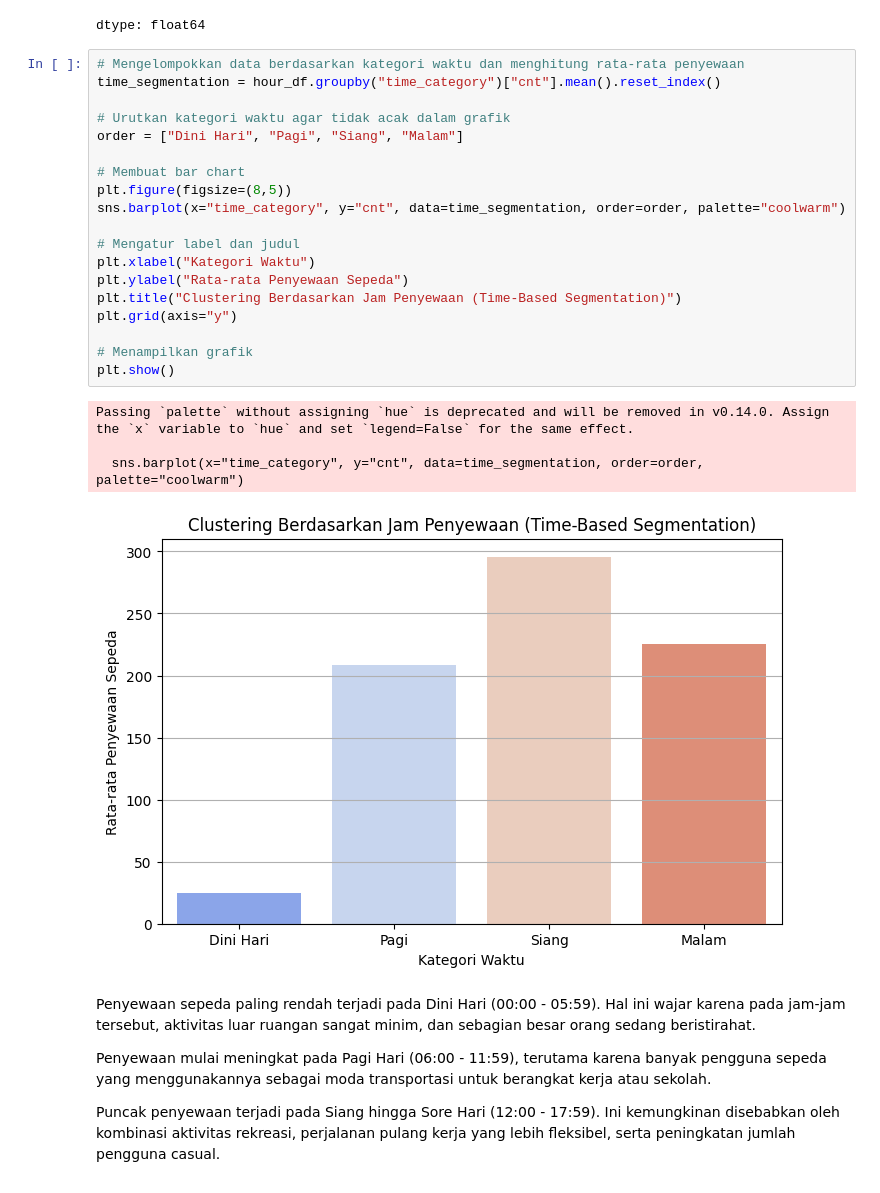
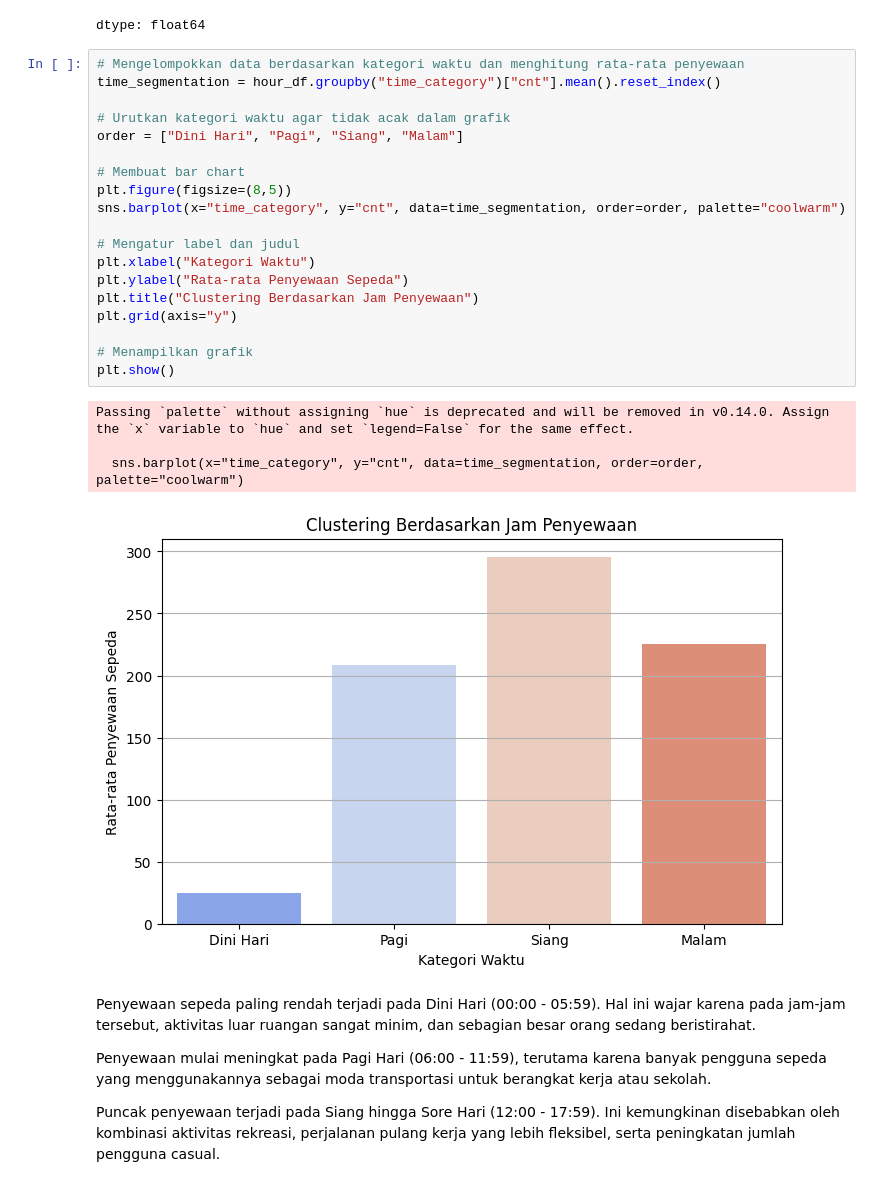
Before and after one commit to irsdr/Proyek-Analisis-Data, a Jupyter notebook: notebook.ipynb, the cells around one changed output. Drawn from its saved outputs; the diff is of its cells as text.

```diff
--- a/notebook.ipynb
+++ b/notebook.ipynb
@@ -788,27 +788,27 @@ dtype: float64
 # %%
 # Mengelompokkan data berdasarkan kategori waktu dan menghitung rata-rata penyewaan
 time_segmentation = hour_df.groupby("time_category")["cnt"].mean().reset_index()
 
 # Urutkan kategori waktu agar tidak acak dalam grafik
 order = ["Dini Hari", "Pagi", "Siang", "Malam"]
 
 # Membuat bar chart
 plt.figure(figsize=(8,5))
 sns.barplot(x="time_category", y="cnt", data=time_segmentation, order=order, palette="coolwarm")
 
 # Mengatur label dan judul
 plt.xlabel("Kategori Waktu")
 plt.ylabel("Rata-rata Penyewaan Sepeda")
-plt.title("Clustering Berdasarkan Jam Penyewaan (Time-Based Segmentation)")
+plt.title("Clustering Berdasarkan Jam Penyewaan")
 plt.grid(axis="y")
 
 # Menampilkan grafik
 plt.show()
 # %% [output]
 Passing `palette` without assigning `hue` is deprecated and will be removed in v0.14.0. Assign the `x` variable to `hue` and set `legend=False` for the same effect.
 
   sns.barplot(x="time_category", y="cnt", data=time_segmentation, order=order, palette="coolwarm")
-[figure, old version]
+[figure, new version]
 # %% [markdown]
 Penyewaan sepeda paling rendah terjadi pada Dini Hari (00:00 - 05:59). Hal ini wajar karena pada jam-jam tersebut, aktivitas luar ruangan sangat minim, dan sebagian besar orang sedang beristirahat.
 
```
Also changed, not shown: parts of 6 cells of this notebook.
